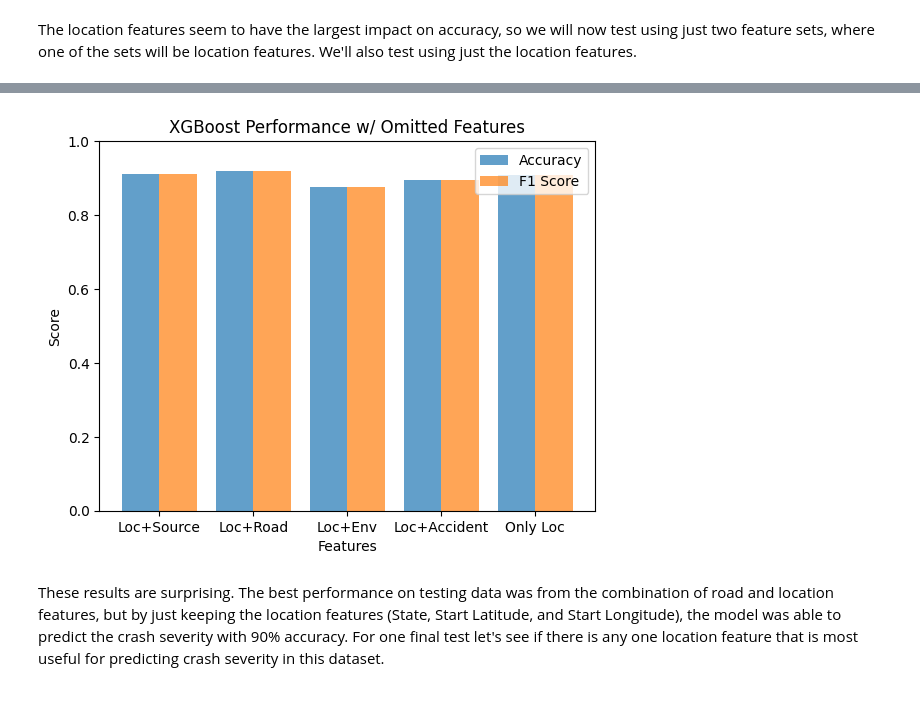
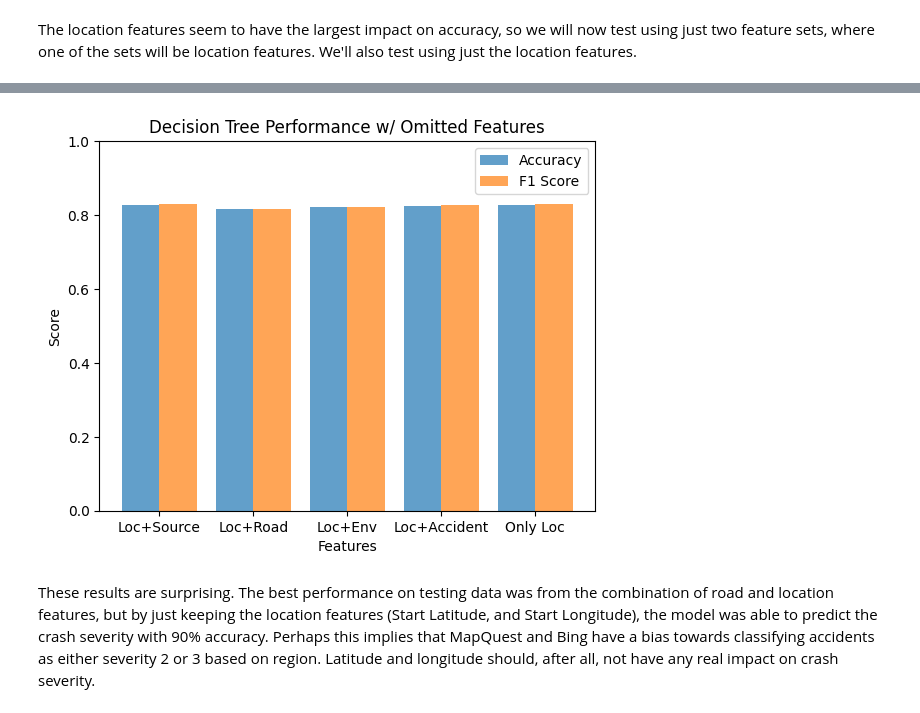
Before and after one commit to salvatorie/ds410-crashlytics, a Jupyter notebook: crashlytics.ipynb, the cells around one changed output, grey strips where cells are left out. Cells and saved outputs as stored; diff of their text form; code cells hidden in the pictures.

```diff
--- a/crashlytics.ipynb
+++ b/crashlytics.ipynb
@@ -330,7 +313,7 @@ def trainAndEvaluateDT(trainingData: pyspark.sql.DataFrame, testData: pyspark.sq
     bestDtModel = None
 
     maxDepthList = range(2, 10)
-    minInstancesPerNodeList = range(2,15)
+    minInstancesPerNodeList = range(1,15)
 
     for maxDepth in maxDepthList:
         for minInstances in minInstancesPerNodeList:
@@ -613,21 +565,21 @@ We divide the features into five categories:
 # %%
 sourceFeatures = ["SourceId"]
 roadEngineeringFeatures = ["Traffic_Signal", "Traffic_Calming", "Stop", "Station", "Roundabout", "Railway", "No_Exit", "Junction", "Give_Way", "Crossing", "Bump", "Amenity"]
-locationFeatures = ["StateId", "Start_Lat", "Start_Lng"]
+locationFeatures = ["Start_Lat", "Start_Lng"]
 environmentalFeatures = ["Temperature(F)", "Wind_Chill(F)", "Humidity(%)", "Pressure(in)", "Visibility(mi)", "Wind_Speed(mph)", "Precipitation(in)", "DaytimeId"]
 accidentFeatures = ["Distance(mi)", "Duration"]
 # %% [markdown]
 First we will train and evaluate the model five times, each time with a different set of features omitted. We will see if there are any trends we can identify and then proceed to two and then to three and then to four omitted feature sets.
 # %%
-def vectorizeAndTestXGB(vectorAssembler: VectorAssembler) -> (pd.DataFrame, int):
-    classifierDataXGB = vectorAssembler.transform(cleanedDf)
-    classifierDataXGB = classifierDataXGB.withColumn(colName="label", col=F.col("Severity")).drop("Severity")
+def vectorizeAndTestDT(vectorAssembler: VectorAssembler) -> (pd.DataFrame, int, pyspark.ml.classification.DecisionTreeClassificationModel):
+    classifierDataDT = vectorAssembler.transform(cleanedDf)
+    classifierDataDT = classifierDataDT.withColumn(colName="label", col=F.col("Severity")).drop("Severity")
 
-    trainingDataXGB, testDataXGB = classifierDataXGB.randomSplit([0.75, 0.25], seed=42)
-    trainingDataXGB.persist()
-    testDataXGB.persist()
+    trainingDataDT, testDataDT = classifierDataDT.randomSplit([0.75, 0.25], seed=42)
+    trainingDataDT.persist()
+    testDataDT.persist()
 
-    return trainAndEvaluateXGB(trainingData=trainingDataXGB, testData=testDataXGB)
+    return trainAndEvaluateDT(trainingData=trainingDataDT, testData=testDataDT)
 # %%
 assemblerNoSource = VectorAssembler(inputCols=roadEngineeringFeatures+locationFeatures+environmentalFeatures+accidentFeatures, outputCol="features", handleInvalid="skip")
 assemblerNoRoad = VectorAssembler(inputCols=sourceFeatures+locationFeatures+environmentalFeatures+accidentFeatures, outputCol="features", handleInvalid="skip")
@@ -708,8 +642,8 @@ assemblerLocEnvironment = VectorAssembler(inputCols=environmentalFeatures+locati
 assemblerLocAccident = VectorAssembler(inputCols=accidentFeatures+locationFeatures, outputCol="features", handleInvalid="skip")
 assemblerLoc = VectorAssembler(inputCols=locationFeatures, outputCol="features", handleInvalid="skip")
 
-locSourceDf, locSourceIndex = vectorizeAndTestXGB(vectorAssembler=assemblerLocSource)
-locRoadDf, locRoadIndex = vectorizeAndTestXGB(vectorAssembler=assemblerLocRoad)
-locEnvironmentDf, locEnvironmentIndex = vectorizeAndTestXGB(vectorAssembler=assemblerLocEnvironment)
-locAccidentDf, locAccidentIndex = vectorizeAndTestXGB(vectorAssembler=assemblerLocAccident)
-locDf, locIndex = vectorizeAndTestXGB(vectorAssembler=assemblerLoc)
+locSourceDf, locSourceIndex, locSourceModel = vectorizeAndTestDT(vectorAssembler=assemblerLocSource)
+locRoadDf, locRoadIndex, locRoadModel = vectorizeAndTestDT(vectorAssembler=assemblerLocRoad)
+locEnvironmentDf, locEnvironmentIndex, locEnvironmentModel = vectorizeAndTestDT(vectorAssembler=assemblerLocEnvironment)
+locAccidentDf, locAccidentIndex, locAccidentModel = vectorizeAndTestDT(vectorAssembler=assemblerLocAccident)
+locDf, locIndex, locModel = vectorizeAndTestDT(vectorAssembler=assemblerLoc)
@@ -767,10 +683,10 @@ Name: 26, dtype: float64
 # %%
 locationNames = ["Loc+Source", "Loc+Road", "Loc+Env", "Loc+Accident", "Only Loc"]
 locationAccuracyScores = [locSourceDf.loc[locSourceIndex, "testing accuracy"], locRoadDf.loc[locRoadIndex, "testing accuracy"], locEnvironmentDf.loc[locEnvironmentIndex, "testing accuracy"], locAccidentDf.loc[locAccidentIndex, "testing accuracy"], locDf.loc[locIndex, "testing accuracy"]]
 locationF1Scores = [locSourceDf.loc[locSourceIndex, "testing f1"], locRoadDf.loc[locRoadIndex, "testing f1"], locEnvironmentDf.loc[locEnvironmentIndex, "testing f1"], locAccidentDf.loc[locAccidentIndex, "testing f1"], locDf.loc[locIndex, "testing f1"]]
 
-plotClassifierPerformance(classifierLabels=locationNames, accuracyScores=locationAccuracyScores, f1Scores=locationF1Scores, title="XGBoost Performance w/ Omitted Features", xTitle="Features")
+plotClassifierPerformance(classifierLabels=locationNames, accuracyScores=locationAccuracyScores, f1Scores=locationF1Scores, title="Decision Tree Performance w/ Omitted Features", xTitle="Features")
 # %% [output]
-[figure, old version]
+[figure, new version]
 # %% [markdown]
-These results are surprising. The best performance on testing data was from the combination of road and location features, but by just keeping the location features (State, Start Latitude, and Start Longitude), the model was able to predict the crash severity with 90% accuracy. For one final test let's see if there is any one location feature that is most useful for predicting crash severity in this dataset.
+These results are surprising. The best performance on testing data was from the combination of road and location features, but by just keeping the location features (Start Latitude, and Start Longitude), the model was able to predict the crash severity with 90% accuracy. Perhaps this implies that MapQuest and Bing have a bias towards classifying accidents as either severity 2 or 3 based on region. Latitude and longitude should, after all, not have any real impact on crash severity.
```
Also changed, not shown: parts of 44 cells of this notebook, 18 other files.
